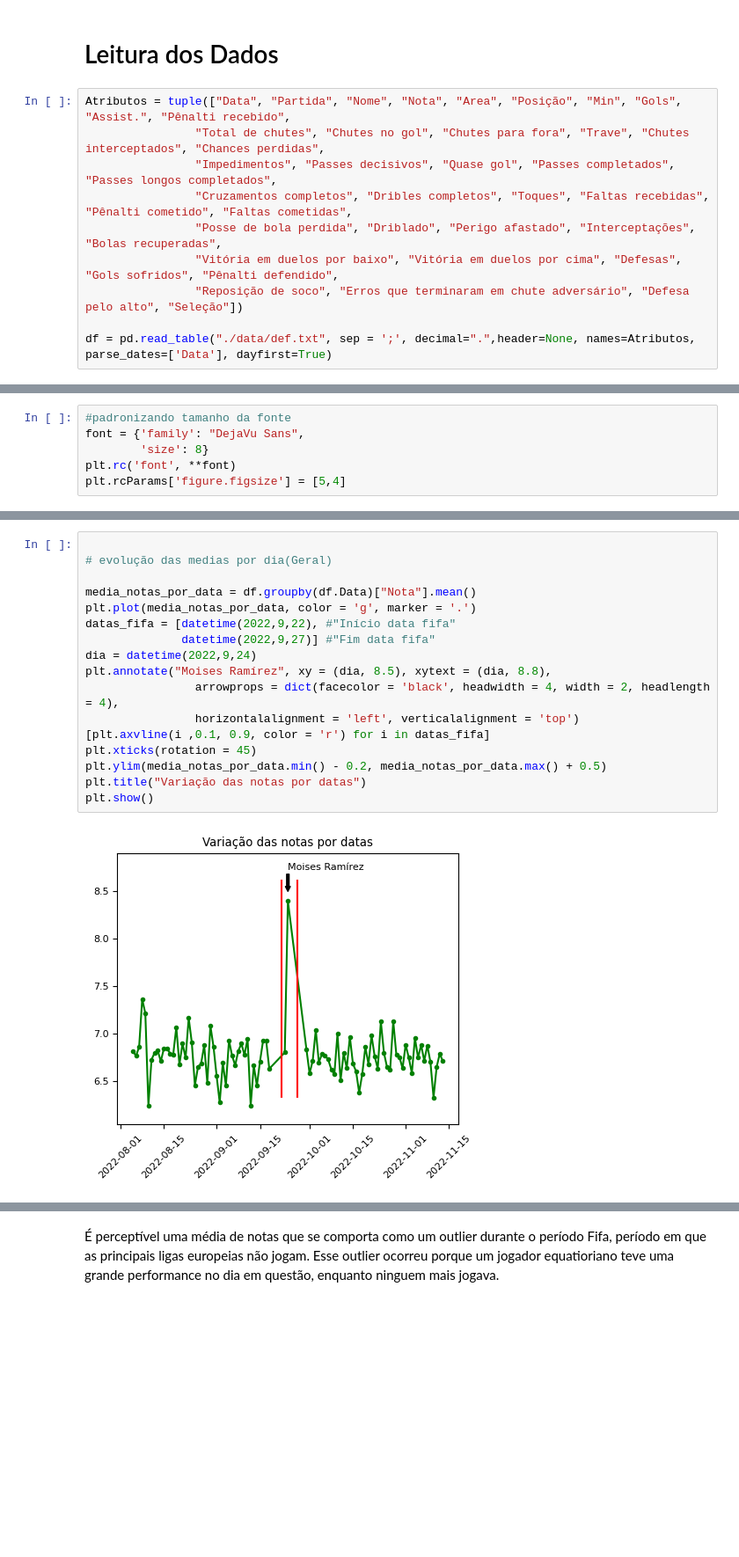
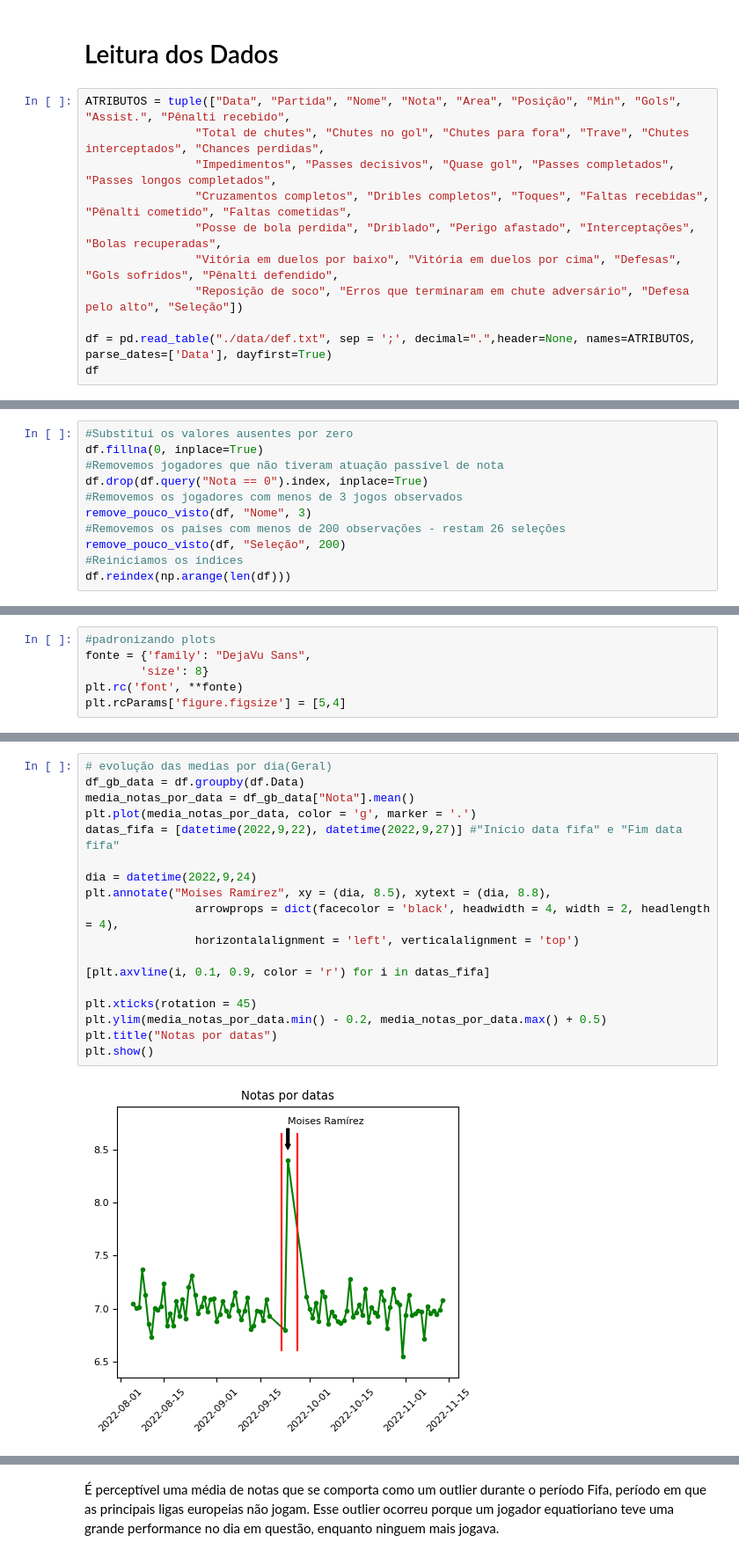
Before and after one commit to vprates-22/Analise_de_Dados_Copa_2022, a Jupyter notebook: main.ipynb, the cells around one changed output, grey strips where cells are left out. Shown at 88% size. Drawn from its saved outputs; the diff is of its cells as text; blank space fills up the shorter version.

```diff
--- a/main.ipynb
+++ b/main.ipynb
@@ -5,7 +6,7 @@ from datetime import datetime
 # %% [markdown]
 # Leitura dos Dados
 # %%
-Atributos = tuple(["Data", "Partida", "Nome", "Nota", "Area", "Posição", "Min", "Gols", "Assist.", "Pênalti recebido",
+ATRIBUTOS = tuple(["Data", "Partida", "Nome", "Nota", "Area", "Posição", "Min", "Gols", "Assist.", "Pênalti recebido",
                 "Total de chutes", "Chutes no gol", "Chutes para fora", "Trave", "Chutes interceptados", "Chances perdidas",
                 "Impedimentos", "Passes decisivos", "Quase gol", "Passes completados", "Passes longos completados",
                 "Cruzamentos completos", "Dribles completos", "Toques", "Faltas recebidas", "Pênalti cometido", "Faltas cometidas",
@@ -13,4 +14,5 @@ Atributos = tuple(["Data", "Partida", "Nome", "Nota", "Area", "Posição", "Min"
                 "Vitória em duelos por baixo", "Vitória em duelos por cima", "Defesas", "Gols sofridos", "Pênalti defendido",
                 "Reposição de soco", "Erros que terminaram em chute adversário", "Defesa pelo alto", "Seleção"])
 
-df = pd.read_table("./data/def.txt", sep = ';', decimal=".",header=None, names=Atributos, parse_dates=['Data'], dayfirst=True)
+df = pd.read_table("./data/def.txt", sep = ';', decimal=".",header=None, names=ATRIBUTOS, parse_dates=['Data'], dayfirst=True)
+df
@@ -27,0 +53,11 @@ df.head()
+# %%
+#Substitui os valores ausentes por zero
+df.fillna(0, inplace=True)
+#Removemos jogadores que não tiveram atuação passível de nota
+df.drop(df.query("Nota == 0").index, inplace=True)
+#Removemos os jogadores com menos de 3 jogos observados
+remove_pouco_visto(df, "Nome", 3)
+#Removemos os paises com menos de 200 observações - restam 26 seleções
+remove_pouco_visto(df, "Seleção", 200)
+#Reiniciamos os índices
+df.reindex(np.arange(len(df)))
@@ -28,6 +80,6 @@ df.head()
 # %%
-#padronizando tamanho da fonte
-font = {'family': "DejaVu Sans",
+#padronizando plots
+fonte = {'family': "DejaVu Sans",
         'size': 8}
-plt.rc('font', **font)
+plt.rc('font', **fonte)
 plt.rcParams['figure.figsize'] = [5,4]
@@ -34,20 +109,21 @@ plt.rcParams['figure.figsize'] = [5,4]
 # %%
+# evolução das medias por dia(Geral)
+df_gb_data = df.groupby(df.Data)
+media_notas_por_data = df_gb_data["Nota"].mean()
+plt.plot(media_notas_por_data, color = 'g', marker = '.')
+datas_fifa = [datetime(2022,9,22), datetime(2022,9,27)] #"Início data fifa" e "Fim data fifa"
 
-# evolução das medias por dia(Geral)
-
-media_notas_por_data = df.groupby(df.Data)["Nota"].mean()
-plt.plot(media_notas_por_data, color = 'g', marker = '.')
-datas_fifa = [datetime(2022,9,22), #"Início data fifa"
-              datetime(2022,9,27)] #"Fim data fifa"
 dia = datetime(2022,9,24)
 plt.annotate("Moises Ramírez", xy = (dia, 8.5), xytext = (dia, 8.8),
                 arrowprops = dict(facecolor = 'black', headwidth = 4, width = 2, headlength = 4),
                 horizontalalignment = 'left', verticalalignment = 'top')
-[plt.axvline(i ,0.1, 0.9, color = 'r') for i in datas_fifa]
+
+[plt.axvline(i, 0.1, 0.9, color = 'r') for i in datas_fifa]
+
 plt.xticks(rotation = 45)
 plt.ylim(media_notas_por_data.min() - 0.2, media_notas_por_data.max() + 0.5)
-plt.title("Variação das notas por datas")
+plt.title("Notas por datas")
 plt.show()
 # %% [output]
-[figure, old version]
+[figure, new version]
 # %%
```
Also changed, not shown: parts of 36 cells of this notebook.
